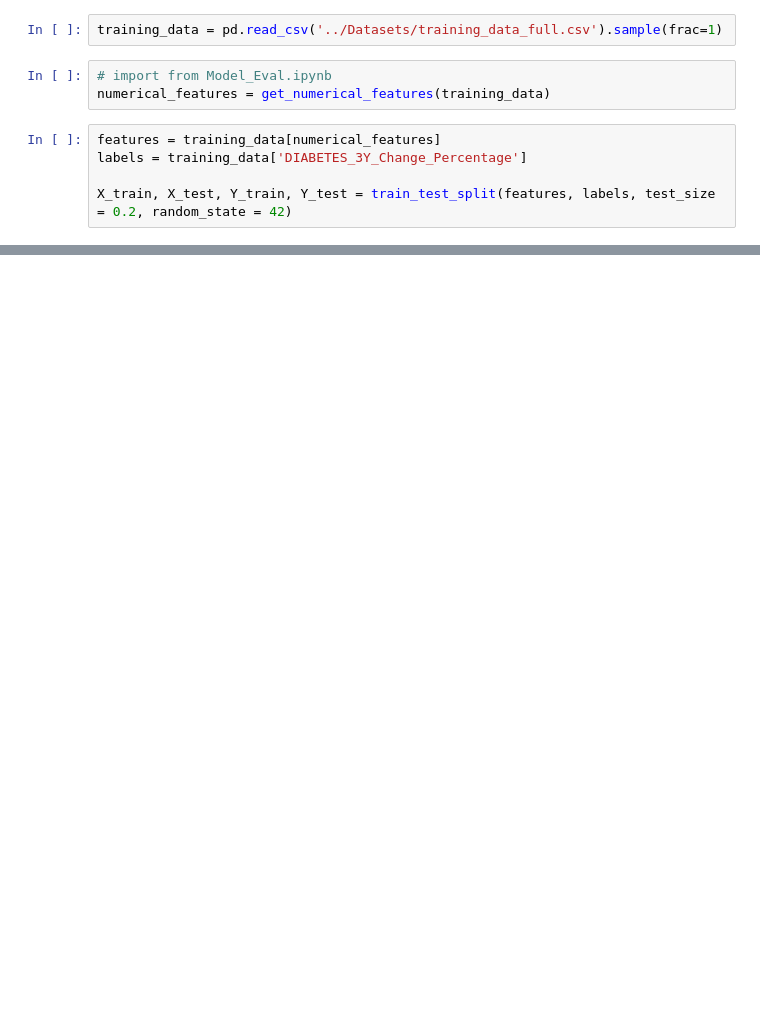
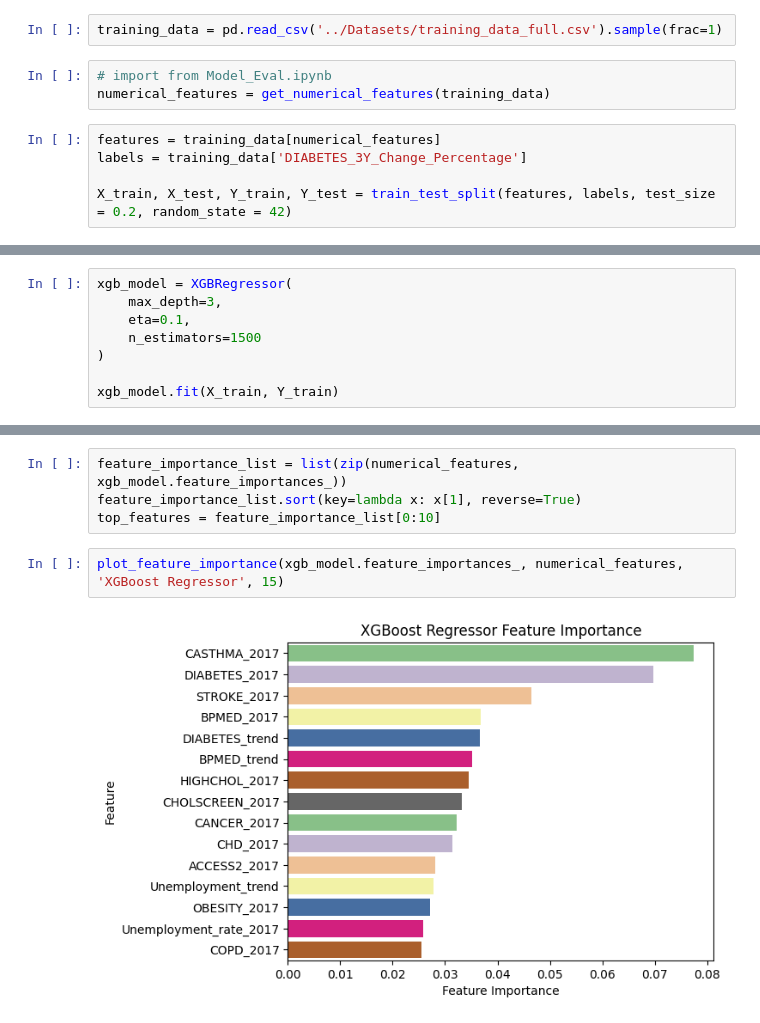
Before and after one commit to Tyler-Chi/Diabetes_Trend_Forecast, a Jupyter notebook: Modeling/XGBoost.ipynb, the cells around one changed output, grey strips where cells are left out. Drawn from its saved outputs; the diff is of its cells as text; blank space fills up the shorter version.

```diff
--- a/Modeling/XGBoost.ipynb
+++ b/Modeling/XGBoost.ipynb
@@ -64,0 +127,8 @@ grid_search.best_params_
+# %%
+xgb_model = XGBRegressor(
+    max_depth=3,
+    eta=0.1,
+    n_estimators=1500
+)
+
+xgb_model.fit(X_train, Y_train)
@@ -64,0 +147,8 @@ grid_search.best_params_
+# %%
+feature_importance_list = list(zip(numerical_features, xgb_model.feature_importances_))
+feature_importance_list.sort(key=lambda x: x[1], reverse=True)
+top_features = feature_importance_list[0:10]
+# %%
+plot_feature_importance(xgb_model.feature_importances_, numerical_features, 'XGBoost Regressor', 15)
+# %% [output]
+[figure, added]
```
Also changed, not shown: parts of 16 cells of this notebook, 2 other files.
